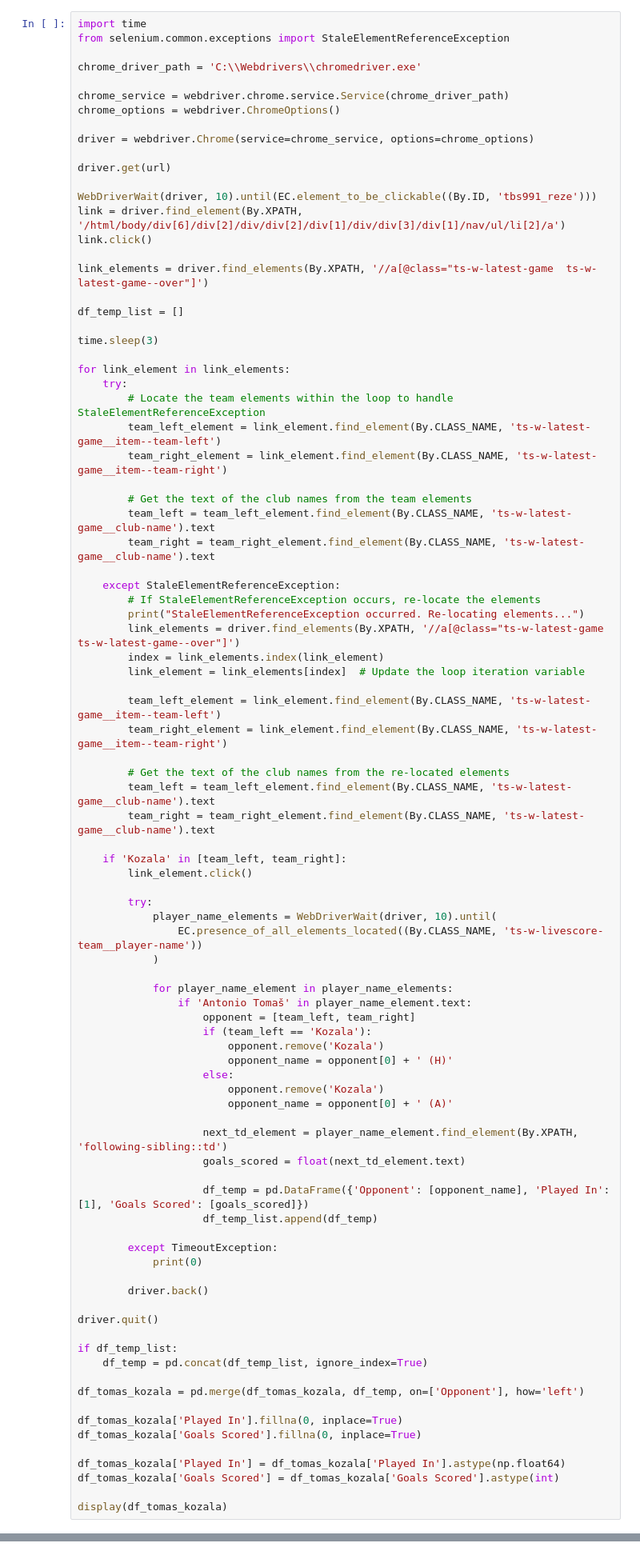
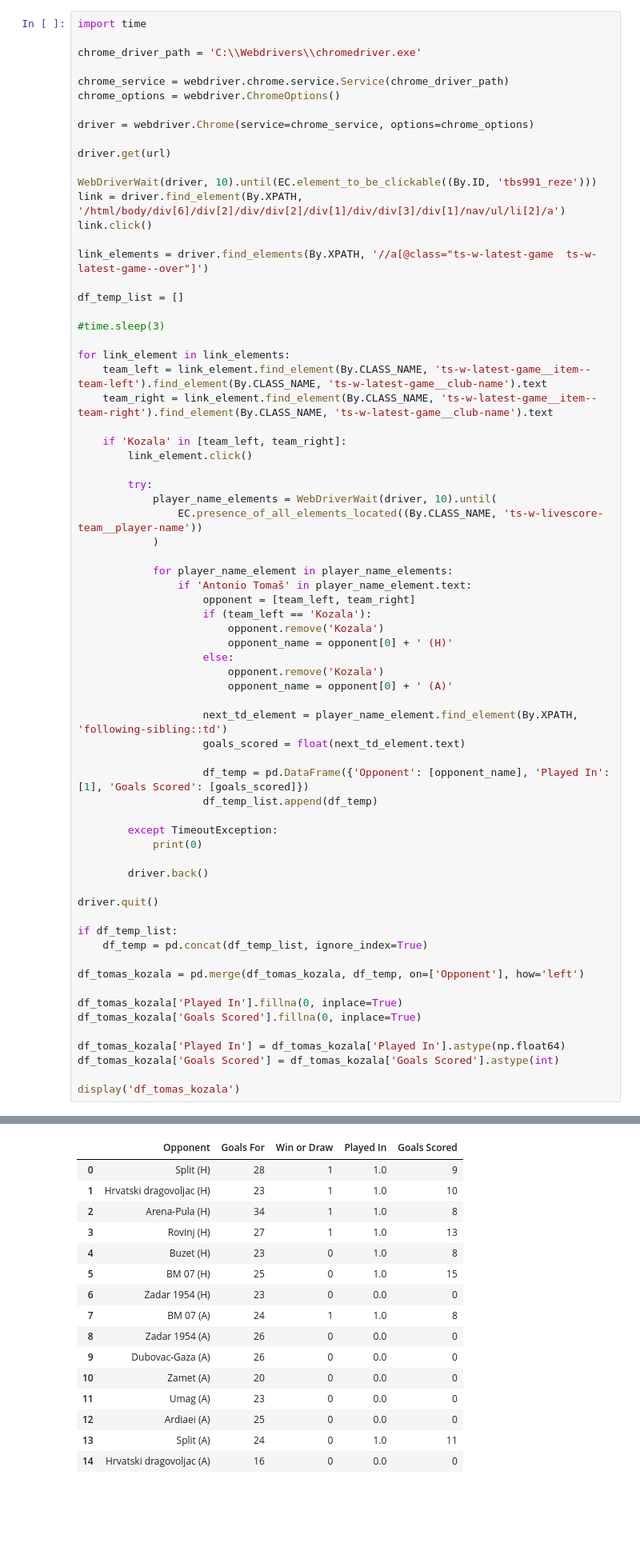
Before and after one commit to BJakelic/UUPZ, a Jupyter notebook: project.ipynb, the cells around one changed output, grey strips where cells are left out. Shown at 80% size. Drawn from its saved outputs; the diff is of its cells as text; blank space fills up the shorter version.

```diff
--- a/project.ipynb
+++ b/project.ipynb
@@ -759,6 +760,5 @@ df_tomas_kozala
 # %%
 import time
-from selenium.common.exceptions import StaleElementReferenceException
 
 chrome_driver_path = 'C:\\Webdrivers\\chromedriver.exe'
 
@@ -777,31 +777,11 @@ link_elements = driver.find_elements(By.XPATH, '//a[@class="ts-w-latest-game  ts
 
 df_temp_list = []
 
-time.sleep(3)
+#time.sleep(3)
 
 for link_element in link_elements:
-    try:
-        # Locate the team elements within the loop to handle StaleElementReferenceException
-        team_left_element = link_element.find_element(By.CLASS_NAME, 'ts-w-latest-game__item--team-left')
-        team_right_element = link_element.find_element(By.CLASS_NAME, 'ts-w-latest-game__item--team-right')
-
-        # Get the text of the club names from the team elements
-        team_left = team_left_element.find_element(By.CLASS_NAME, 'ts-w-latest-game__club-name').text
-        team_right = team_right_element.find_element(By.CLASS_NAME, 'ts-w-latest-game__club-name').text
-
-    except StaleElementReferenceException:
-        # If StaleElementReferenceException occurs, re-locate the elements
-        print("StaleElementReferenceException occurred. Re-locating elements...")
-        link_elements = driver.find_elements(By.XPATH, '//a[@class="ts-w-latest-game  ts-w-latest-game--over"]')
-        index = link_elements.index(link_element)
-        link_element = link_elements[index]  # Update the loop iteration variable
-
-        team_left_element = link_element.find_element(By.CLASS_NAME, 'ts-w-latest-game__item--team-left')
-        team_right_element = link_element.find_element(By.CLASS_NAME, 'ts-w-latest-game__item--team-right')
-
-        # Get the text of the club names from the re-located elements
-        team_left = team_left_element.find_element(By.CLASS_NAME, 'ts-w-latest-game__club-name').text
-        team_right = team_right_element.find_element(By.CLASS_NAME, 'ts-w-latest-game__club-name').text
+    team_left = link_element.find_element(By.CLASS_NAME, 'ts-w-latest-game__item--team-left').find_element(By.CLASS_NAME, 'ts-w-latest-game__club-name').text
+    team_right = link_element.find_element(By.CLASS_NAME, 'ts-w-latest-game__item--team-right').find_element(By.CLASS_NAME, 'ts-w-latest-game__club-name').text
 
     if 'Kozala' in [team_left, team_right]:
         link_element.click()
@@ -845,5 +825,5 @@ df_tomas_kozala['Goals Scored'].fillna(0, inplace=True)
 df_tomas_kozala['Played In'] = df_tomas_kozala['Played In'].astype(np.float64)
 df_tomas_kozala['Goals Scored'] = df_tomas_kozala['Goals Scored'].astype(int)
 
-display(df_tomas_kozala)
+display('df_tomas_kozala')
 # %% [output]
@@ -852,3 +831,19 @@ TypeError: eval() arg 1 must be a string, bytes or code object
+|  | Opponent | Goals For | Win or Draw | Played In | Goals Scored |
+| 0 | Split (H) | 28 | 1 | 1.0 | 9 |
+| 1 | Hrvatski dragovoljac (H) | 23 | 1 | 1.0 | 10 |
+| 2 | Arena-Pula (H) | 34 | 1 | 1.0 | 8 |
+| 3 | Rovinj (H) | 27 | 1 | 1.0 | 13 |
+| 4 | Buzet (H) | 23 | 0 | 1.0 | 8 |
+| 5 | BM 07 (H) | 25 | 0 | 1.0 | 15 |
+| 6 | Zadar 1954 (H) | 23 | 0 | 0.0 | 0 |
+| 7 | BM 07 (A) | 24 | 1 | 1.0 | 8 |
+| 8 | Zadar 1954 (A) | 26 | 0 | 0.0 | 0 |
+| 9 | Dubovac-Gaza (A) | 26 | 0 | 0.0 | 0 |
+| 10 | Zamet (A) | 20 | 0 | 0.0 | 0 |
+| 11 | Umag (A) | 23 | 0 | 0.0 | 0 |
+| 12 | Ardiaei (A) | 25 | 0 | 0.0 | 0 |
+| 13 | Split (A) | 24 | 0 | 1.0 | 11 |
+| 14 | Hrvatski dragovoljac (A) | 16 | 0 | 0.0 | 0 |
 # %%
 jitter_amount = 0.3
 
```
Also changed, not shown: parts of 23 cells of this notebook, 6 other files.
